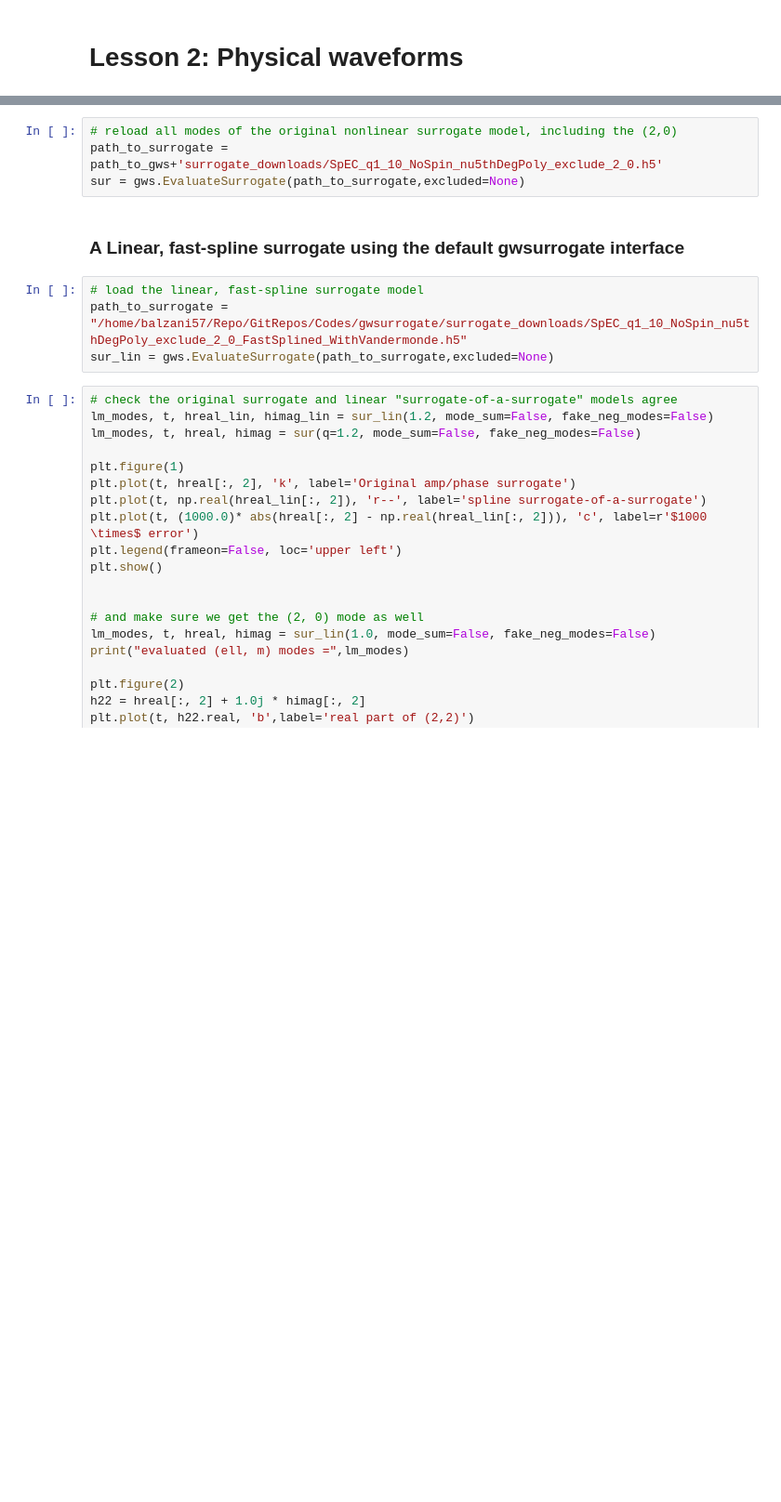
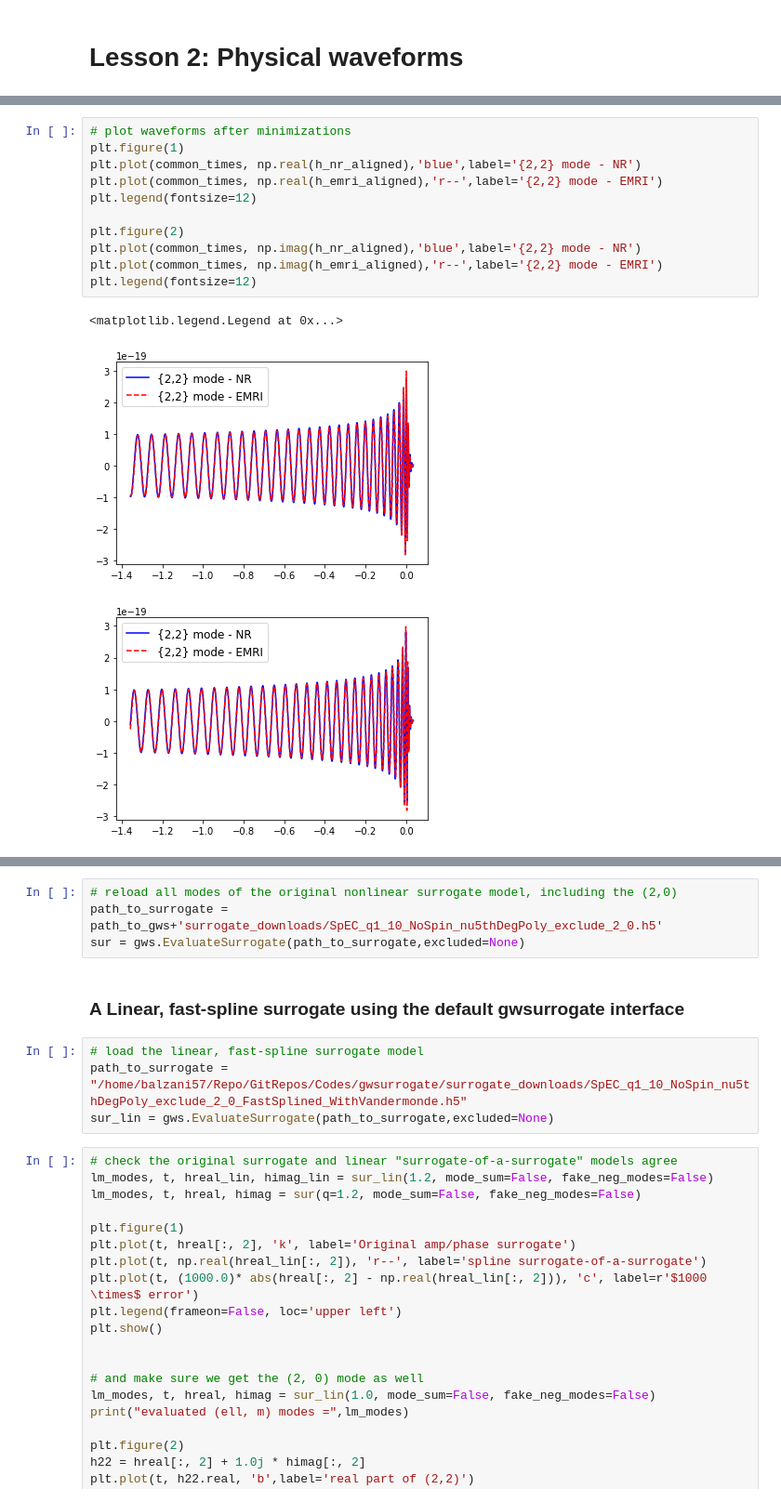
Before and after one commit to sxs-collaboration/gwsurrogate, a Jupyter notebook: tutorial/notebooks/nonspinning_nr_emri.ipynb, the cells around one changed output, grey strips where cells are left out. Shown at 93% size. Saved outputs shown, nothing was run; the diff lists cells and outputs as text; blank space fills up the shorter version.

```diff
--- a/tutorial/notebooks/nonspinning_nr_emri.ipynb
+++ b/tutorial/notebooks/nonspinning_nr_emri.ipynb
@@ -119 +267,16 @@ plt.show()
+# %%
+# plot waveforms after minimizations
+plt.figure(1)
+plt.plot(common_times, np.real(h_nr_aligned),'blue',label='{2,2} mode - NR')
+plt.plot(common_times, np.real(h_emri_aligned),'r--',label='{2,2} mode - EMRI')
+plt.legend(fontsize=12)
+
+plt.figure(2)
+plt.plot(common_times, np.imag(h_nr_aligned),'blue',label='{2,2} mode - NR')
+plt.plot(common_times, np.imag(h_emri_aligned),'r--',label='{2,2} mode - EMRI')
+plt.legend(fontsize=12)
+# %% [output]
+<matplotlib.legend.Legend at 0x...>
+[figure, added]
+[figure, added]
 # %% [markdown]
```
Also changed, not shown: parts of 16 cells of this notebook.
